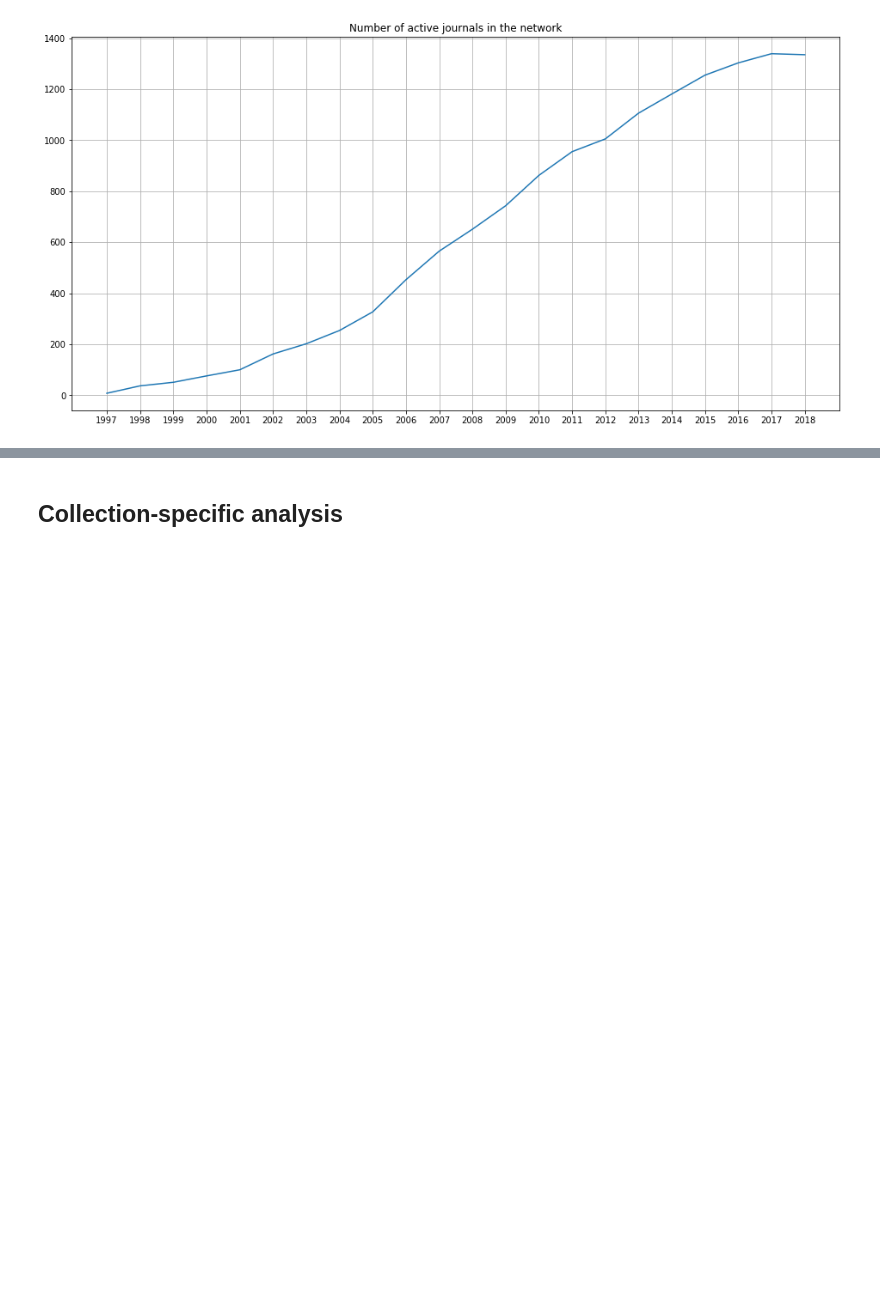
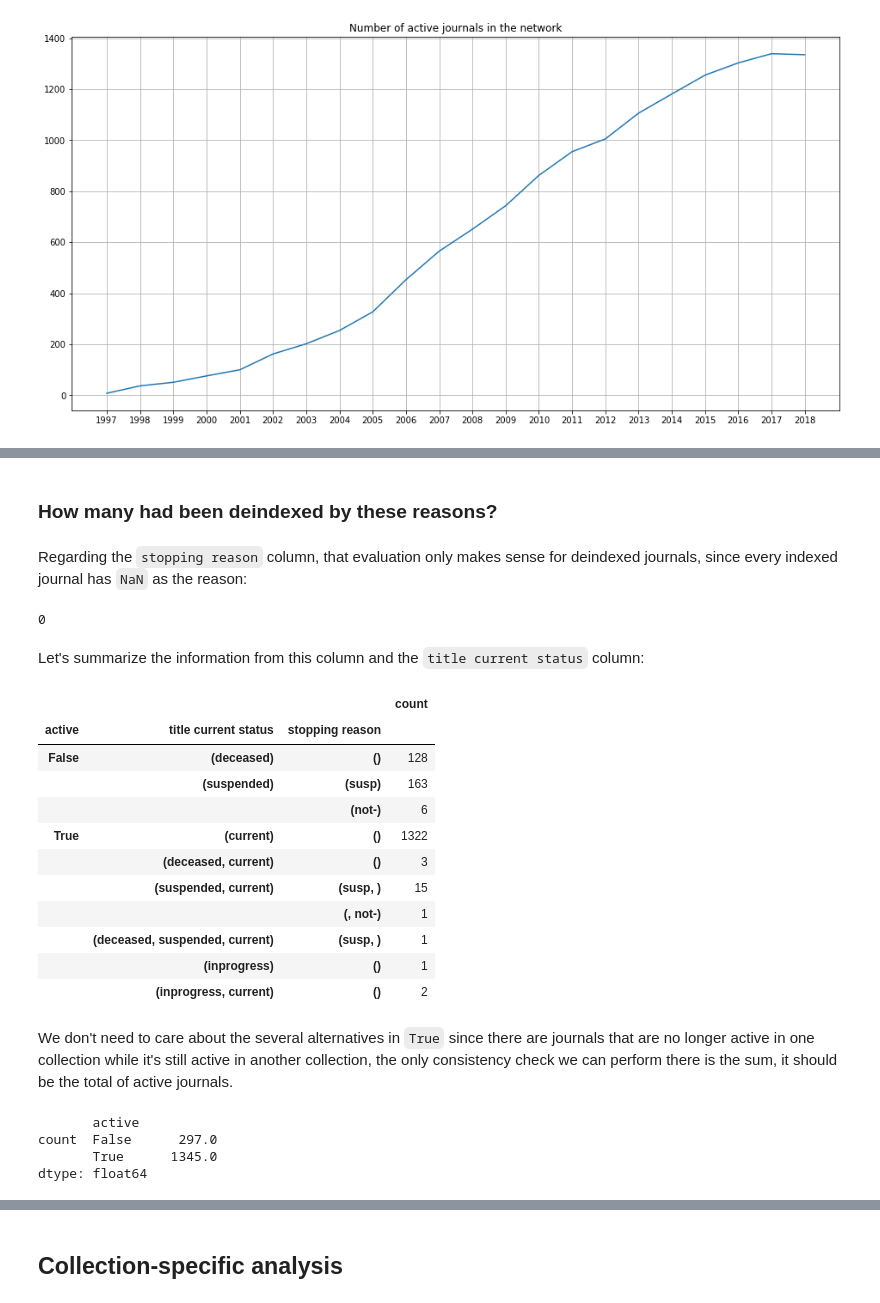
Before and after one commit to scieloorg/scielo20gt6, a Jupyter notebook: active_journals.ipynb, the cells around one changed output, grey strips where cells are left out. Drawn from its saved outputs; the diff is of its cells as text; code cells hidden in the pictures; blank space fills up the shorter version.

```diff
--- a/active_journals.ipynb
+++ b/active_journals.ipynb
@@ -291,0 +321,60 @@ network_index["total"].plot(
+# %% [markdown]
+### How many had been deindexed by these reasons?
+# %% [markdown]
+Regarding the `stopping reason` column,
+that evaluation only makes sense for deindexed journals,
+since every indexed journal has `NaN` as the reason:
+# %%
+# Number of reasons different than NaN for not deindexed journals
+journals[journals["stopping year at SciELO"] == np.inf]["stopping reason"].count()
+# %% [output]
+0
+# %% [markdown]
+Let's summarize the information
+from this column and the `title current status` column:
+# %%
+reasons = (journals
+    .assign(active=journals["stopping year at SciELO"].isna())
+    .fillna({"stopping year at SciELO": np.inf,
+             "stopping reason": ""})
+    .groupby(["ISSN SciELO"])
+    .aggregate({
+        "inclusion year at SciELO": "min",
+        "stopping year at SciELO": "max",
+        "stopping reason": frozenset,
+        "title current status": frozenset,
+        "active": "max",
+    })
+    .groupby(["stopping reason", "title current status", "active"])
+    .size()
+    .rename("count")
+    .reorder_levels(["active", "title current status", "stopping reason"])
+    .sort_index()
+)
+pd.DataFrame(reasons)
+# %% [output]
+|  |  |  | count |
+| active | title current status | stopping reason |  |
+| False | (deceased) | () | 128 |
+|  | (suspended) | (susp) | 163 |
+|  |  | (not-) | 6 |
+| True | (current) | () | 1322 |
+|  | (deceased, current) | () | 3 |
+|  | (suspended, current) | (susp, ) | 15 |
+|  |  | (, not-) | 1 |
+|  | (deceased, suspended, current) | (susp, ) | 1 |
+|  | (inprogress) | () | 1 |
+|  | (inprogress, current) | () | 2 |
+# %% [markdown]
+We don't need to care about the several alternatives in `True`
+since there are journals that are no longer active in one collection
+while it's still active in another collection,
+the only consistency check we can perform there is the sum,
+it should be the total of active journals.
+# %%
+pd.DataFrame(reasons).unstack(0).sum()
+# %% [output]
+       active
+count  False      297.0
+       True      1345.0
+dtype: float64
```
Also changed, not shown: parts of 13 cells of this notebook.
